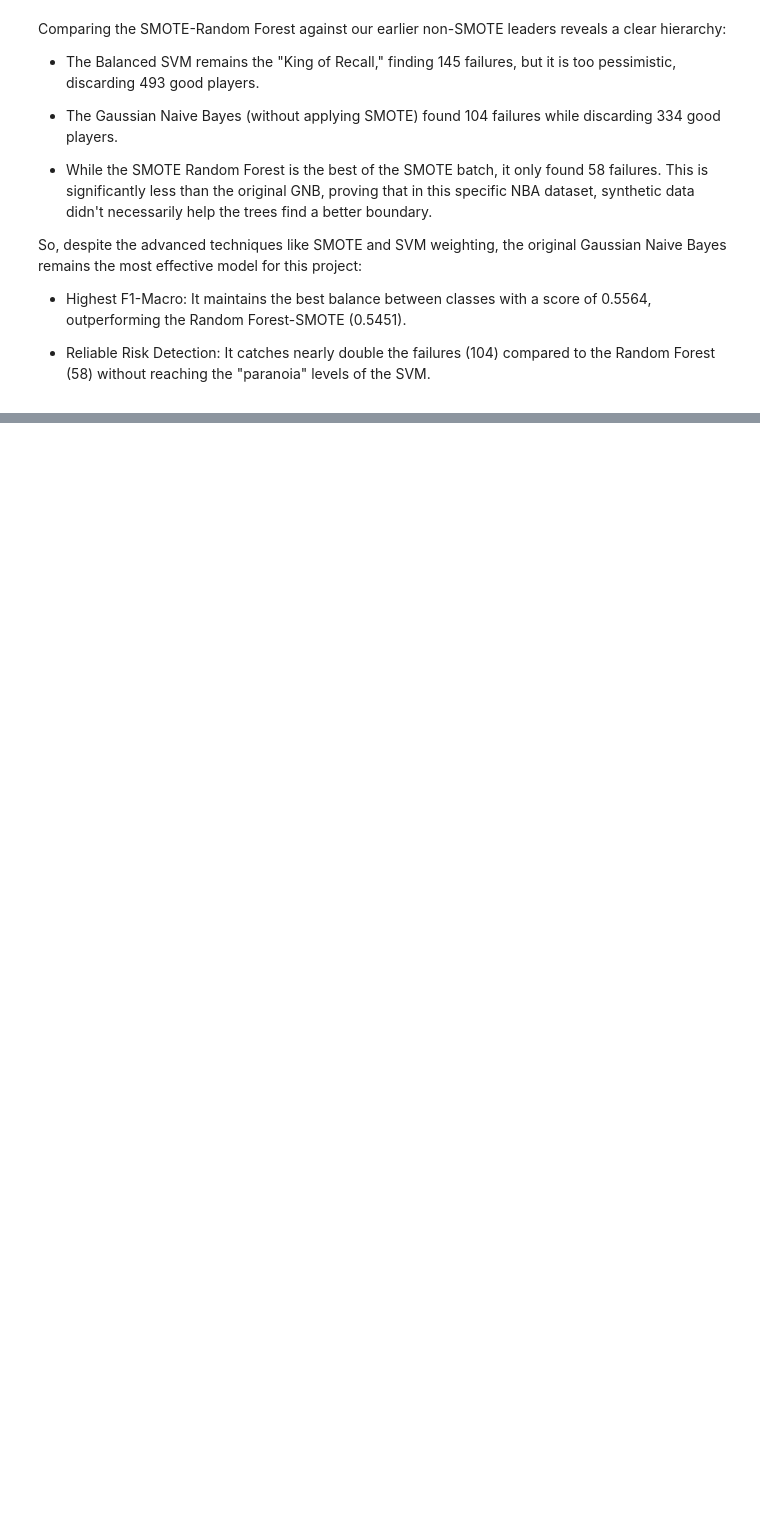
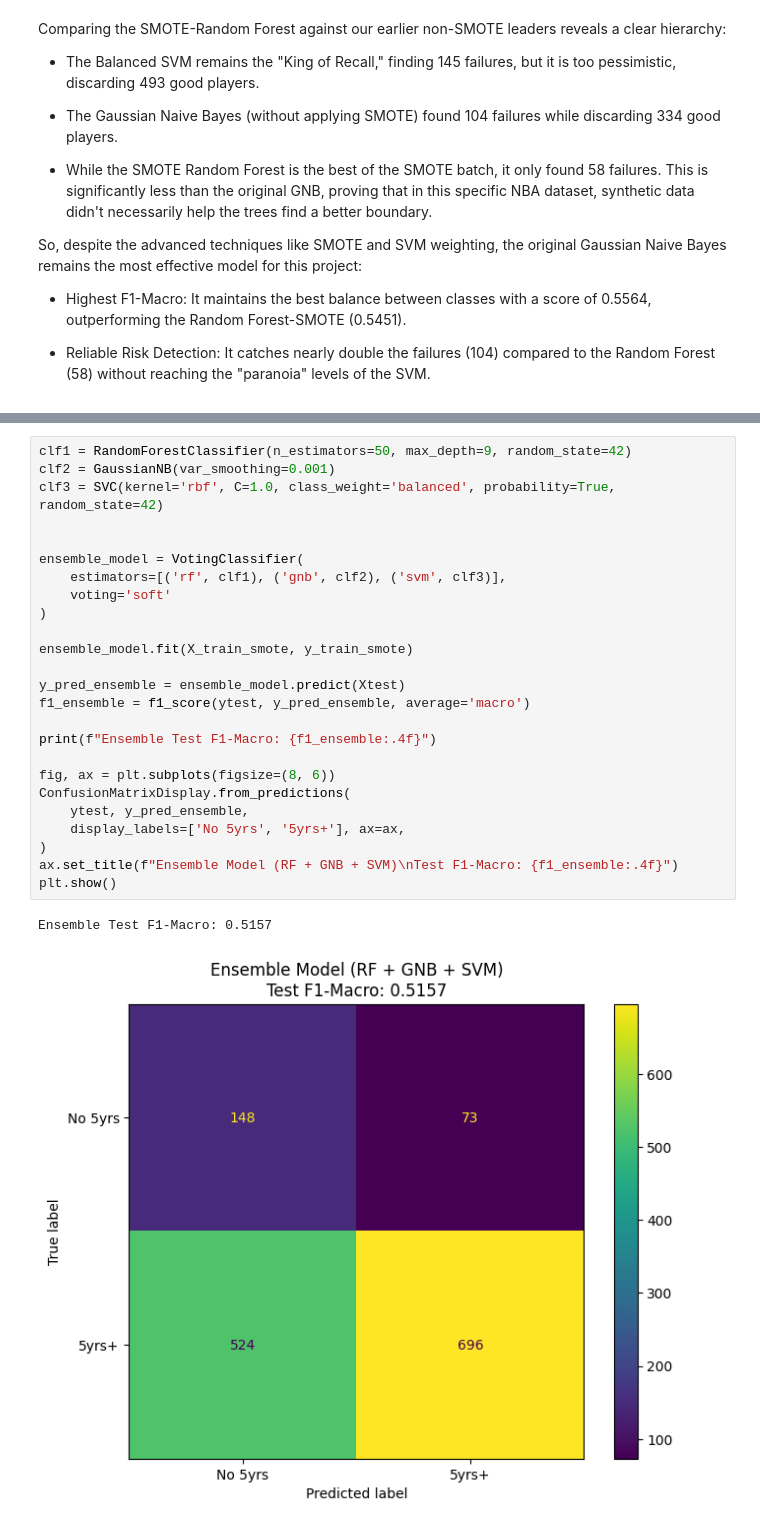
Before and after one commit to xaviertamarit/Tamarit-NBA-Career-Prediction-in-5-years, a Jupyter notebook: main.ipynb, the cells around one changed output, grey strips where cells are left out. Cells and saved outputs as stored; diff of their text form; blank space fills up the shorter version.

```diff
--- a/main.ipynb
+++ b/main.ipynb
@@ -805,0 +897,28 @@ SMOTE creates synthetic points by drawing lines between existing minority sample
+# %%
+clf1 = RandomForestClassifier(n_estimators=50, max_depth=9, random_state=42)
+clf2 = GaussianNB(var_smoothing=0.001)
+clf3 = SVC(kernel='rbf', C=1.0, class_weight='balanced', probability=True, random_state=42)
+
+
+ensemble_model = VotingClassifier(
+    estimators=[('rf', clf1), ('gnb', clf2), ('svm', clf3)],
+    voting='soft'
+)
+
+ensemble_model.fit(X_train_smote, y_train_smote)
+
+y_pred_ensemble = ensemble_model.predict(Xtest)
+f1_ensemble = f1_score(ytest, y_pred_ensemble, average='macro')
+
+print(f"Ensemble Test F1-Macro: {f1_ensemble:.4f}")
+
+fig, ax = plt.subplots(figsize=(8, 6))
+ConfusionMatrixDisplay.from_predictions(
+    ytest, y_pred_ensemble,
+    display_labels=['No 5yrs', '5yrs+'], ax=ax,
+)
+ax.set_title(f"Ensemble Model (RF + GNB + SVM)\nTest F1-Macro: {f1_ensemble:.4f}")
+plt.show()
+# %% [output]
+Ensemble Test F1-Macro: 0.5157
+[figure, added]
```
Also changed, not shown: parts of 48 cells of this notebook.
